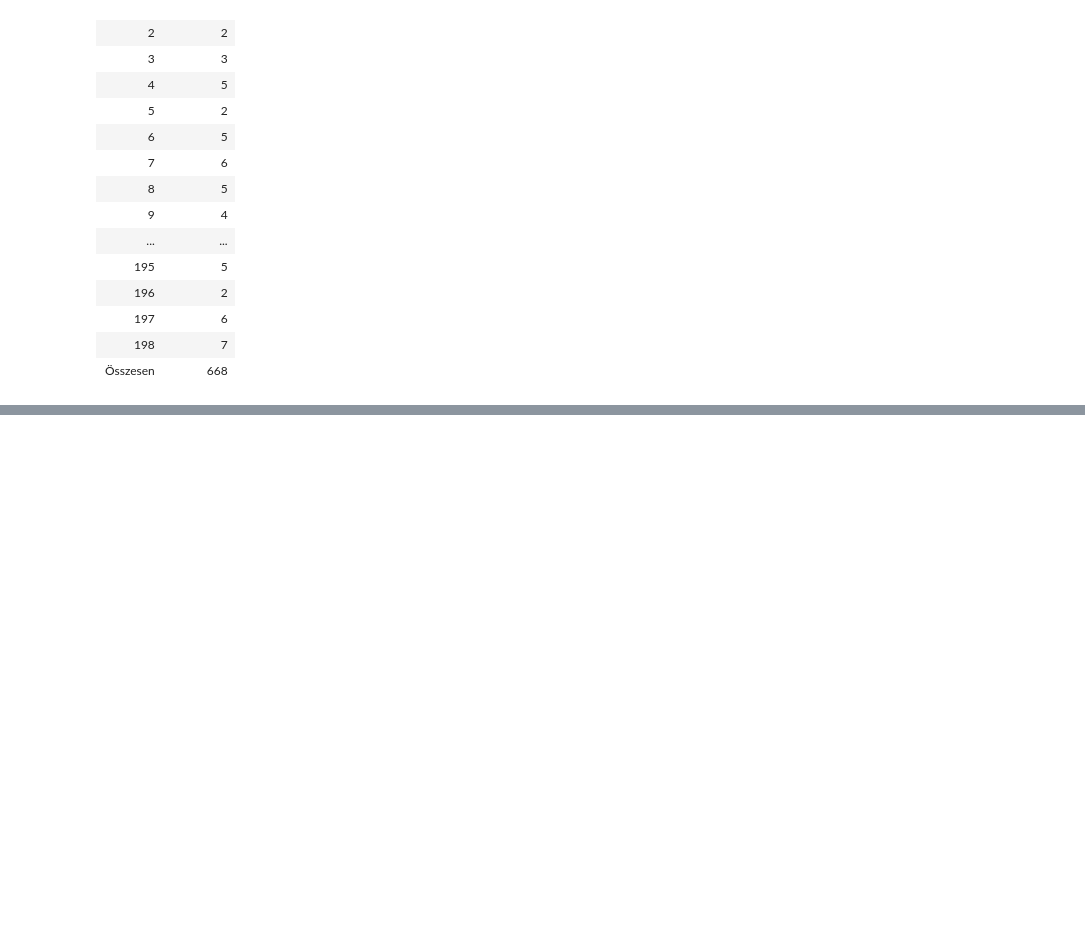
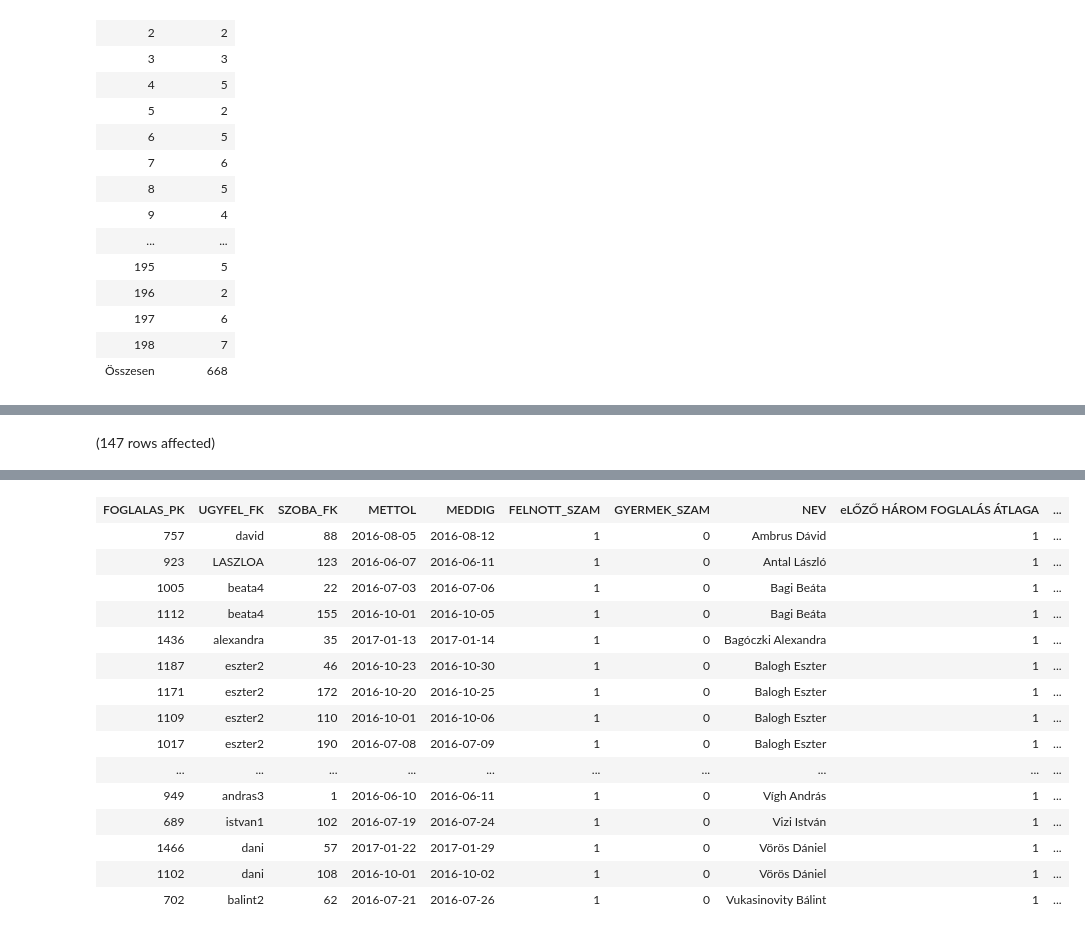
Before and after one commit to TLado/zh2_mappa, a Jupyter notebook: zh2.ipynb, the cells around one changed output, grey strips where cells are left out. Saved outputs shown, nothing was run; the diff lists cells and outputs as text; code cells hidden in the pictures; blank space fills up the shorter version.

```diff
--- a/zh2.ipynb
+++ b/zh2.ipynb
@@ -33,0 +57,14 @@ Total execution time: 00:00:00.013
+# %%
+SELECT F.*,
+        V.NEV,
+        AVG(FELNOTT_SZAM + GYERMEK_SZAM) OVER(PARTITION BY V.NEV
+            ORDER BY V.NEV
+            ROWS BETWEEN 3 PRECEDING AND CURRENT ROW) AS 'eLŐZŐ HÁROM FOGLALÁS ÁTLAGA',
+        FELNOTT_SZAM + GYERMEK_SZAM as 'összfő'
+FROM Foglalas F LEFT JOIN Vendeg V ON  F.UGYFEL_FK = V.USERNEV
+WHERE FELNOTT_SZAM + GYERMEK_SZAM < (
+    SELECT AVG(FELNOTT_SZAM + GYERMEK_SZAM)
+    FROM Foglalas
+)
+# %% [output]
+(147 rows affected)
@@ -33,0 +72,16 @@ Total execution time: 00:00:00.013
+| FOGLALAS_PK | UGYFEL_FK | SZOBA_FK | METTOL | MEDDIG | FELNOTT_SZAM | GYERMEK_SZAM | NEV | eLŐZŐ HÁROM FOGLALÁS ÁTLAGA | ... |
+| 757 | david | 88 | 2016-08-05 | 2016-08-12 | 1 | 0 | Ambrus Dávid | 1 | ... |
+| 923 | LASZLOA | 123 | 2016-06-07 | 2016-06-11 | 1 | 0 | Antal László | 1 | ... |
+| 1005 | beata4 | 22 | 2016-07-03 | 2016-07-06 | 1 | 0 | Bagi Beáta | 1 | ... |
+| 1112 | beata4 | 155 | 2016-10-01 | 2016-10-05 | 1 | 0 | Bagi Beáta | 1 | ... |
+| 1436 | alexandra | 35 | 2017-01-13 | 2017-01-14 | 1 | 0 | Bagóczki Alexandra | 1 | ... |
+| 1187 | eszter2 | 46 | 2016-10-23 | 2016-10-30 | 1 | 0 | Balogh Eszter | 1 | ... |
+| 1171 | eszter2 | 172 | 2016-10-20 | 2016-10-25 | 1 | 0 | Balogh Eszter | 1 | ... |
+| 1109 | eszter2 | 110 | 2016-10-01 | 2016-10-06 | 1 | 0 | Balogh Eszter | 1 | ... |
+| 1017 | eszter2 | 190 | 2016-07-08 | 2016-07-09 | 1 | 0 | Balogh Eszter | 1 | ... |
+| ... | ... | ... | ... | ... | ... | ... | ... | ... | ... |
+| 949 | andras3 | 1 | 2016-06-10 | 2016-06-11 | 1 | 0 | Vígh András | 1 | ... |
+| 689 | istvan1 | 102 | 2016-07-19 | 2016-07-24 | 1 | 0 | Vizi István | 1 | ... |
+| 1466 | dani | 57 | 2017-01-22 | 2017-01-29 | 1 | 0 | Vörös Dániel | 1 | ... |
+| 1102 | dani | 108 | 2016-10-01 | 2016-10-02 | 1 | 0 | Vörös Dániel | 1 | ... |
+| 702 | balint2 | 62 | 2016-07-21 | 2016-07-26 | 1 | 0 | Vukasinovity Bálint | 1 | ... |
```
Also changed, not shown: parts of 4 cells of this notebook.
